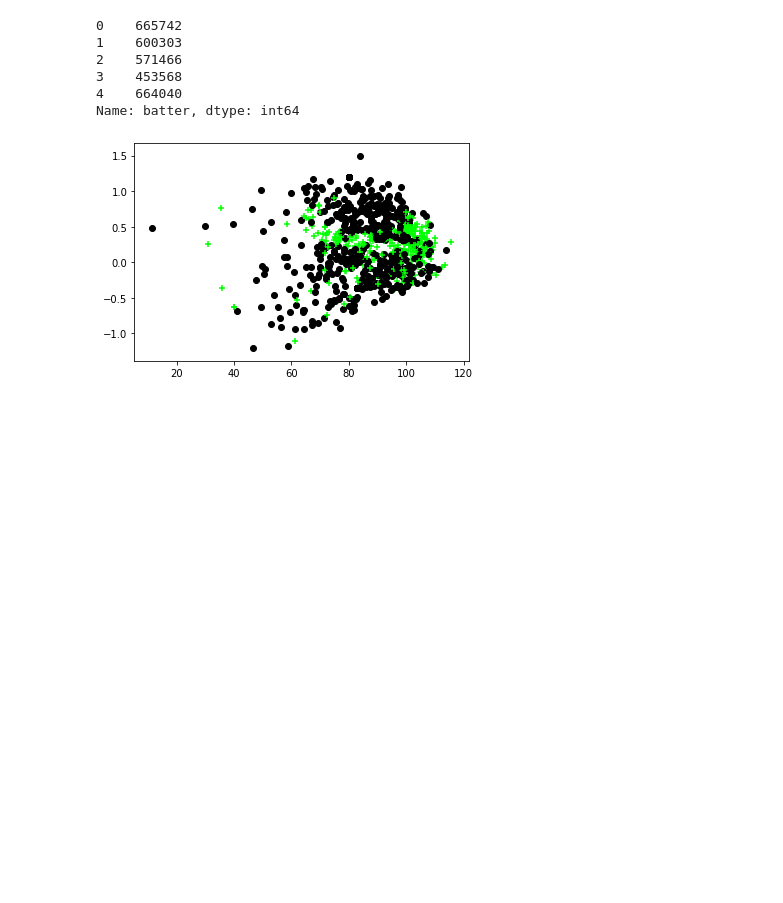
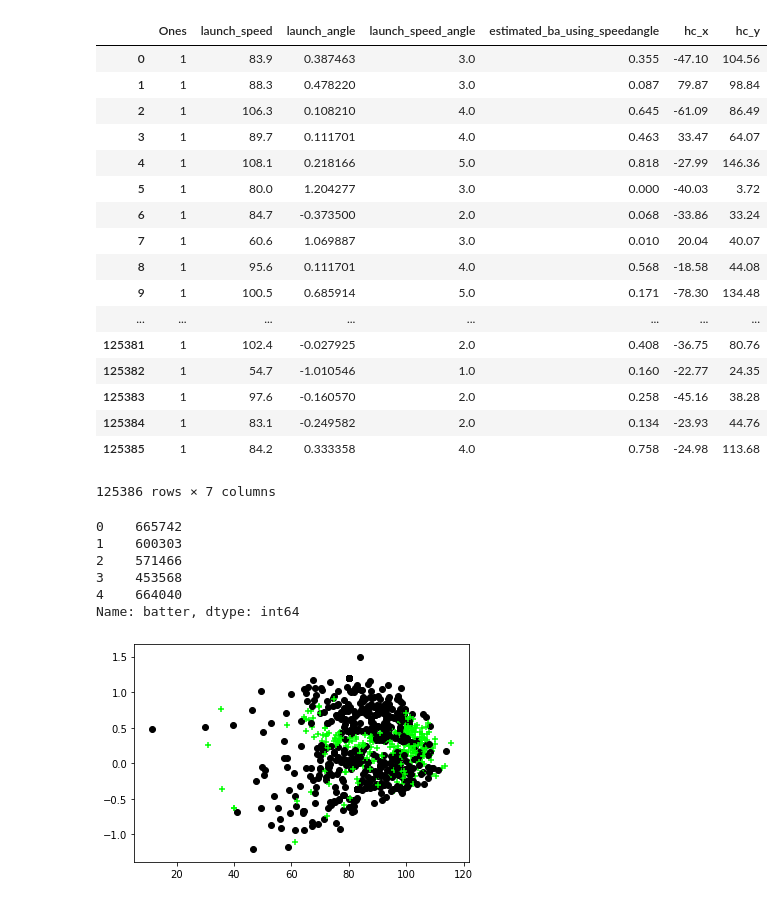
Before and after one commit to EricLangdon/cs254-Project, a Jupyter notebook: jupyter/Project_v2_randomfor.ipynb, the cells around one changed output. Drawn from its saved outputs; the diff is of its cells as text; code cells hidden in the pictures; blank space fills up the shorter version.

```diff
--- a/jupyter/Project_v2_randomfor.ipynb
+++ b/jupyter/Project_v2_randomfor.ipynb
@@ -41,6 +41,11 @@ dataFrame = dataFrame.replace(d)
 #dataFrame=dataFrame.sample(frac=1).reset_index(drop=True)
 # %%
 X = pd.DataFrame()
+dataFrame=dataFrame[dataFrame['hc_y']!=198]
+dataFrame= dataFrame.dropna(subset=['launch_speed','launch_angle','hc_x','hc_y'])
+dataFrame=dataFrame.sample(frac=1).reset_index()
+batterlist=dataFrame['batter']
+indexlist=dataFrame['index']
 X['launch_speed'] = dataFrame['launch_speed']
 X['launch_angle'] = dataFrame['launch_angle']*np.pi/180
 X['launch_speed_angle'] = dataFrame['launch_speed_angle']
@@ -49,14 +54,32 @@ X['hc_x']=125-dataFrame['hc_x']
 X['hc_y']=198-dataFrame['hc_y']
 X['events'] = dataFrame['events']
 X.insert(0, 'Ones', 1)
-X=X[X['hc_y']!=0]
-X = X.dropna()
-dataFrame=dataFrame.sample(frac=1).reset_index(drop=True)
-batterlist=dataFrame['batter']
+
 
 y = X['events']
 
 X = X.iloc[:, :-1]
+# %%
+X
+# %% [output]
+|  | Ones | launch_speed | launch_angle | launch_speed_angle | estimated_ba_using_speedangle | hc_x | hc_y |
+| 0 | 1 | 83.9 | 0.387463 | 3.0 | 0.355 | -47.10 | 104.56 |
+| 1 | 1 | 88.3 | 0.478220 | 3.0 | 0.087 | 79.87 | 98.84 |
+| 2 | 1 | 106.3 | 0.108210 | 4.0 | 0.645 | -61.09 | 86.49 |
+| 3 | 1 | 89.7 | 0.111701 | 4.0 | 0.463 | 33.47 | 64.07 |
+| 4 | 1 | 108.1 | 0.218166 | 5.0 | 0.818 | -27.99 | 146.36 |
+| 5 | 1 | 80.0 | 1.204277 | 3.0 | 0.000 | -40.03 | 3.72 |
+| 6 | 1 | 84.7 | -0.373500 | 2.0 | 0.068 | -33.86 | 33.24 |
+| 7 | 1 | 60.6 | 1.069887 | 3.0 | 0.010 | 20.04 | 40.07 |
+| 8 | 1 | 95.6 | 0.111701 | 4.0 | 0.568 | -18.58 | 44.08 |
+| 9 | 1 | 100.5 | 0.685914 | 5.0 | 0.171 | -78.30 | 134.48 |
+| ... | ... | ... | ... | ... | ... | ... | ... |
+| 125381 | 1 | 102.4 | -0.027925 | 2.0 | 0.408 | -36.75 | 80.76 |
+| 125382 | 1 | 54.7 | -1.010546 | 1.0 | 0.160 | -22.77 | 24.35 |
+| 125383 | 1 | 97.6 | -0.160570 | 2.0 | 0.258 | -45.16 | 38.28 |
+| 125384 | 1 | 83.1 | -0.249582 | 2.0 | 0.134 | -23.93 | 44.76 |
+| 125385 | 1 | 84.2 | 0.333358 | 4.0 | 0.758 | -24.98 | 113.68 |
+125386 rows × 7 columns
 # %%
 batterlist.head()
 # %% [output]
```
